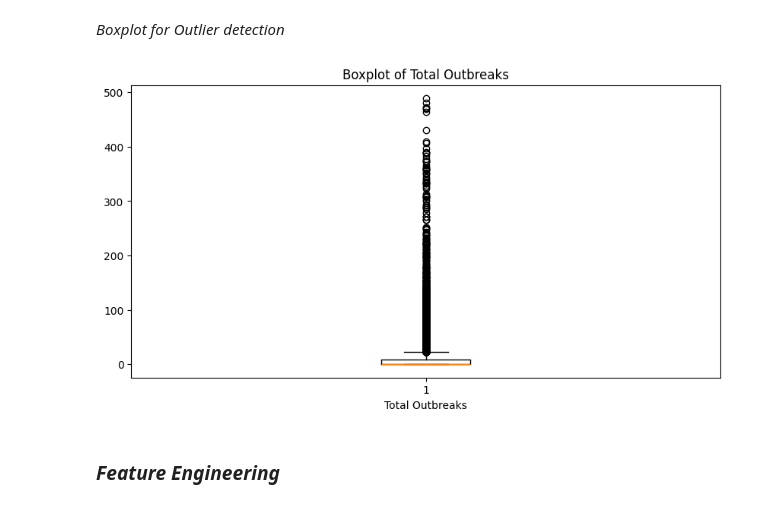
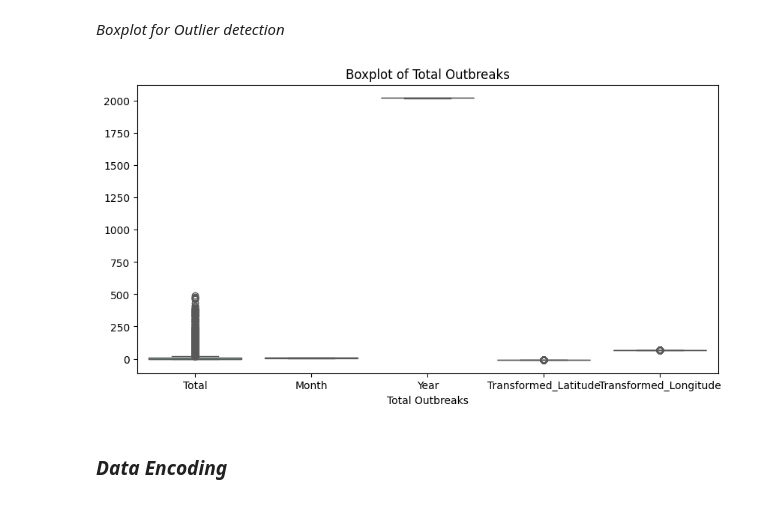
Before and after one commit to datamind-lab/Waterborne-Disease-Prediction, a Jupyter notebook: Data Preprocessing.ipynb, the cells around one changed output. Drawn from its saved outputs; the diff is of its cells as text; code cells hidden in the pictures.

```diff
--- a/Data Preprocessing.ipynb
+++ b/Data Preprocessing.ipynb
@@ -121,11 +103,11 @@ plt.show()
 *Boxplot for Outlier detection*
 # %%
 plt.figure(figsize=(10, 5))
-plt.boxplot(train['Total'])
+sns.boxplot(data=train, orient='v', palette='Set2')
 plt.title('Boxplot of Total Outbreaks')
 plt.xlabel('Total Outbreaks')
 plt.show()
 # %% [output]
-[figure, old version]
+[figure, new version]
-# %% [markdown]
-### *Feature Engineering*
+# %% [markdown]
+### *Data Encoding*
```
Also changed, not shown: parts of 5 cells of this notebook.
